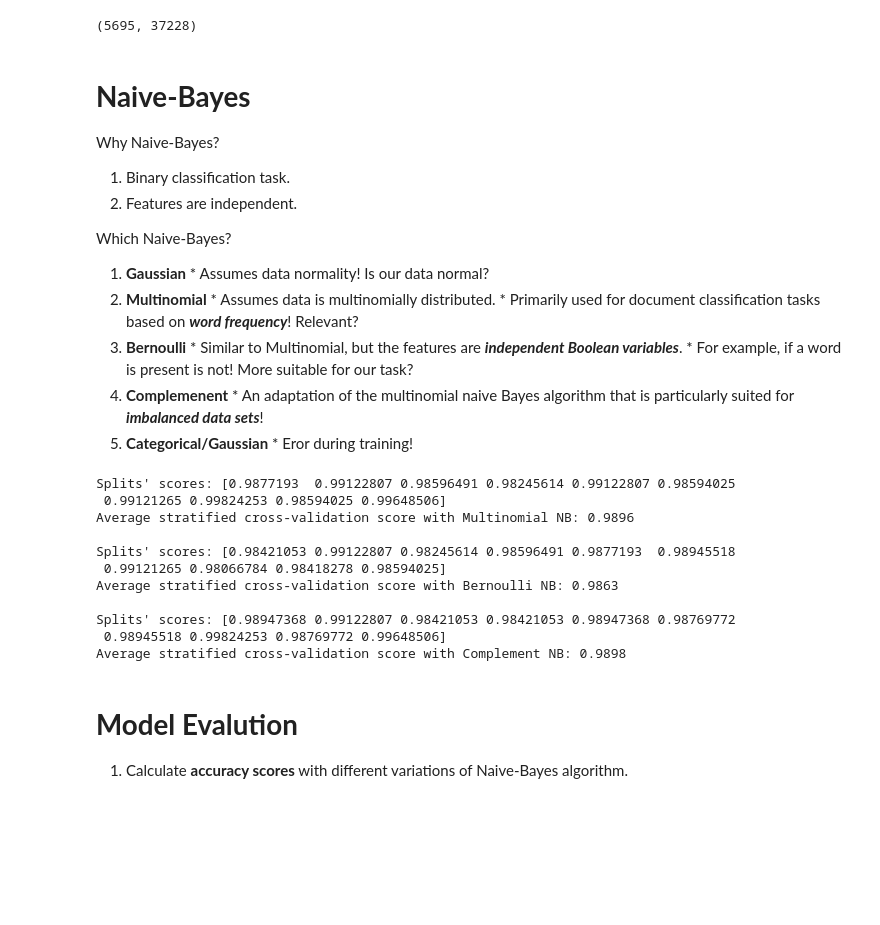
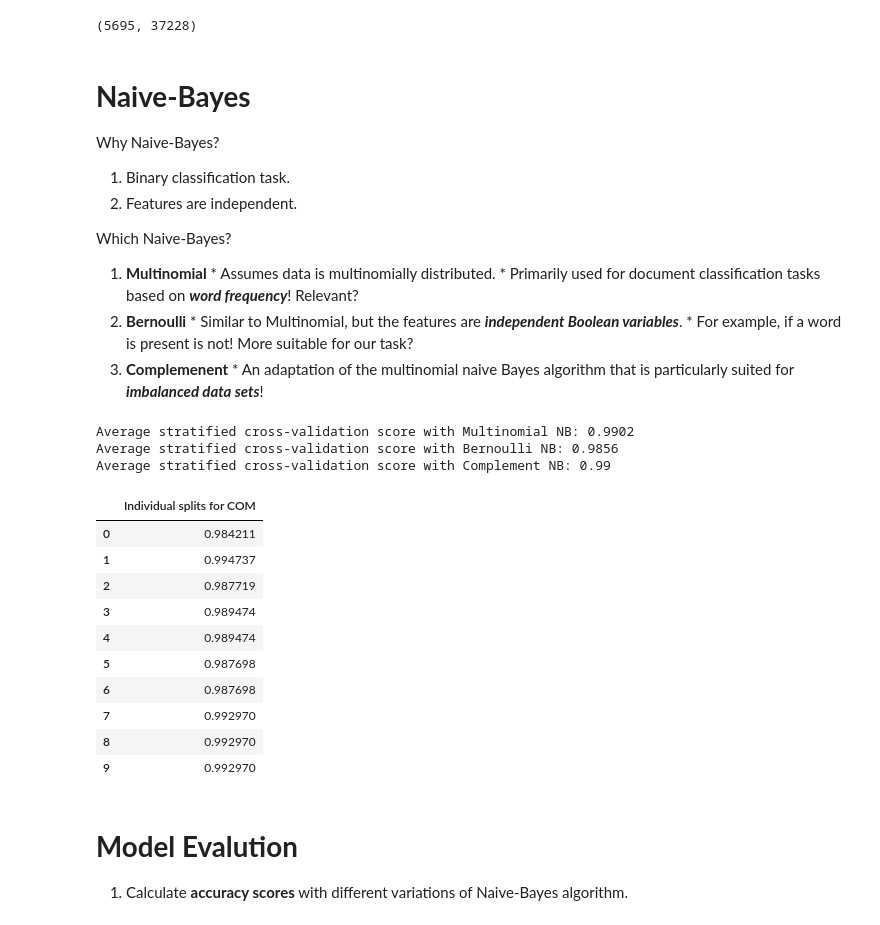
Before and after one commit to CSpanias/spam_filter_bootcamp, a Jupyter notebook: spam_filter.ipynb, the cells around one changed output. Cells and saved outputs as stored; diff of their text form; code cells hidden in the pictures; blank space fills up the shorter version.

```diff
--- a/spam_filter.ipynb
+++ b/spam_filter.ipynb
@@ -217,59 +224,60 @@ Why Naive-Bayes?
   2. Features are independent.
 
 Which Naive-Bayes?
-  1. **Gaussian**
-    * Assumes data normality! Is our data normal?
-  2. **Multinomial**
+  1. **Multinomial**
     * Assumes data is multinomially distributed.
     * Primarily used for document classification tasks based on ***word frequency***! Relevant?
-  3. **Bernoulli**
+  2. **Bernoulli**
     * Similar to Multinomial, but the features are ***independent Boolean variables***.
     * For example, if a word is present is not! More suitable for our task?
-  4. **Complemenent**
+  3. **Complemenent**
     * An adaptation of the multinomial naive Bayes algorithm that is particularly suited for ***imbalanced data sets***!
-  5. **Categorical/Gaussian**
-    * Eror during training!
 # %%
 # choose how many train/test sets we want by "n_splits"
-kfold = KFold(n_splits=10, shuffle=True, random_state=44)
+kfold = StratifiedKFold(n_splits=10, shuffle=True, random_state=44)
 
 # select the model(s)
 model_mnb = MultinomialNB()
 model_ber = BernoulliNB()
 model_com = ComplementNB()
 
 # train the model
 model_mnb.fit(X_train, y_train)
 model_ber.fit(X_train, y_train)
 model_com.fit(X_train, y_train)
 
 # calculate the accuracy score of each of the 5 train/test sets
 mnb_scores = cross_val_score(model_mnb, X, y, cv=kfold)
 ber_scores = cross_val_score(model_ber, X, y, cv=kfold)
 com_scores = cross_val_score(model_com, X, y, cv=kfold)
 
 # print average cross-validation scores
-print("\nSplits' scores:", mnb_scores)
-print('Average stratified cross-validation score with Multinomial NB:',
+print('\nAverage stratified cross-validation score with Multinomial NB:',
       round(mnb_scores.mean(), 4))
-print("\nSplits' scores:", ber_scores)
 print('Average stratified cross-validation score with Bernoulli NB:',
       round(ber_scores.mean(), 4))
-print("\nSplits' scores:", com_scores)
 print('Average stratified cross-validation score with Complement NB:',
       round(com_scores.mean(), 4))
+print('')
+# convert list of scores to dataframe
+com_splits = pd.DataFrame(com_scores, columns = ['Individual splits for COM'])
+# display dataframe as a table
+display(com_splits)
 # %% [output]
-Splits' scores: [0.9877193  0.99122807 0.98596491 0.98245614 0.99122807 0.98594025
- 0.99121265 0.99824253 0.98594025 0.99648506]
-Average stratified cross-validation score with Multinomial NB: 0.9896
-
-Splits' scores: [0.98421053 0.99122807 0.98245614 0.98596491 0.9877193  0.98945518
- 0.99121265 0.98066784 0.98418278 0.98594025]
-Average stratified cross-validation score with Bernoulli NB: 0.9863
-
-Splits' scores: [0.98947368 0.99122807 0.98421053 0.98421053 0.98947368 0.98769772
- 0.98945518 0.99824253 0.98769772 0.99648506]
-Average stratified cross-validation score with Complement NB: 0.9898
+Average stratified cross-validation score with Multinomial NB: 0.9902
+Average stratified cross-validation score with Bernoulli NB: 0.9856
+Average stratified cross-validation score with Complement NB: 0.99
+|  | Individual splits for COM |
+| 0 | 0.984211 |
+| 1 | 0.994737 |
+| 2 | 0.987719 |
+| 3 | 0.989474 |
+| 4 | 0.989474 |
+| 5 | 0.987698 |
+| 6 | 0.987698 |
+| 7 | 0.992970 |
+| 8 | 0.992970 |
+| 9 | 0.992970 |
 # %% [markdown]
 <a name="NB-Eval"> </a>
 # **Model Evalution**
```
Also changed, not shown: parts of 12 cells of this notebook.
